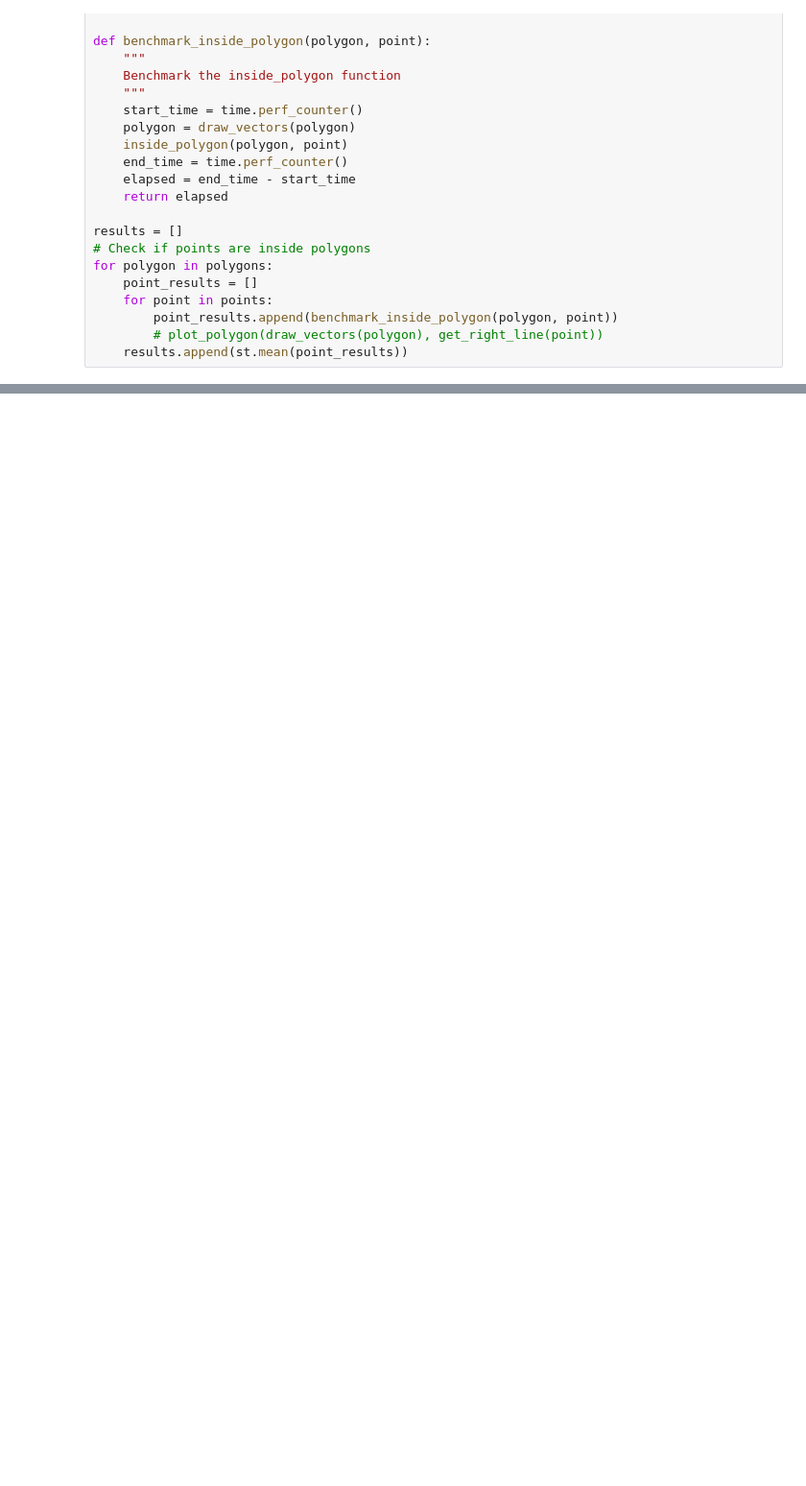
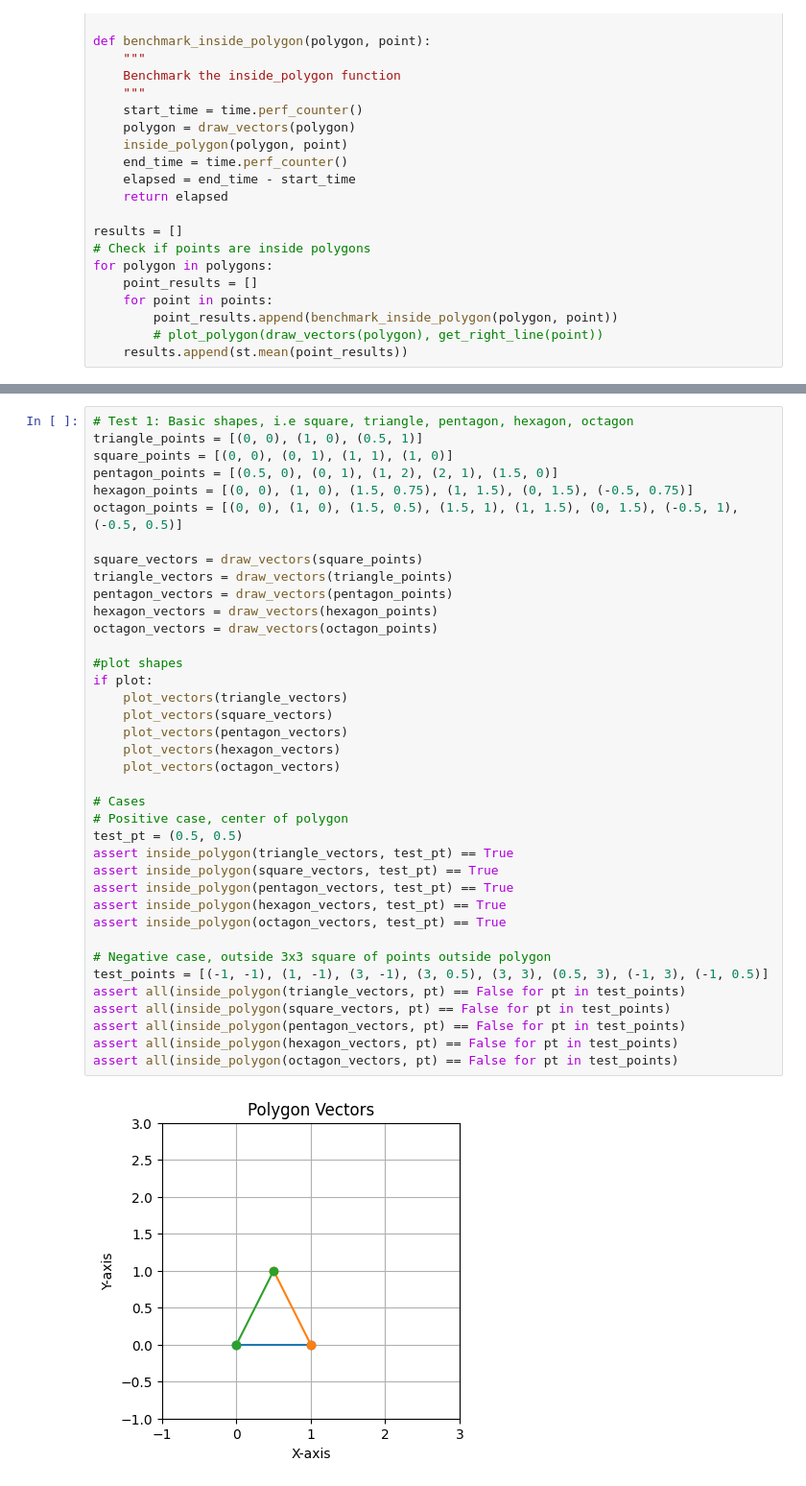
Before and after one commit to jeffTheLandShark/CSC3310, a Jupyter notebook: Lab3/algogroup_lab3.ipynb, the cells around one changed output, grey strips where cells are left out. Shown at 96% size. Drawn from its saved outputs; the diff is of its cells as text; blank space fills up the shorter version.

```diff
--- a/Lab3/algogroup_lab3.ipynb
+++ b/Lab3/algogroup_lab3.ipynb
@@ -262,0 +288,40 @@ Complexity: Sub-linear (e.g., log n)
+# %%
+# Test 1: Basic shapes, i.e square, triangle, pentagon, hexagon, octagon
+triangle_points = [(0, 0), (1, 0), (0.5, 1)]
+square_points = [(0, 0), (0, 1), (1, 1), (1, 0)]
+pentagon_points = [(0.5, 0), (0, 1), (1, 2), (2, 1), (1.5, 0)]
+hexagon_points = [(0, 0), (1, 0), (1.5, 0.75), (1, 1.5), (0, 1.5), (-0.5, 0.75)]
+octagon_points = [(0, 0), (1, 0), (1.5, 0.5), (1.5, 1), (1, 1.5), (0, 1.5), (-0.5, 1), (-0.5, 0.5)]
+
+square_vectors = draw_vectors(square_points)
+triangle_vectors = draw_vectors(triangle_points)
+pentagon_vectors = draw_vectors(pentagon_points)
+hexagon_vectors = draw_vectors(hexagon_points)
+octagon_vectors = draw_vectors(octagon_points)
+
+#plot shapes
+if plot:
+    plot_vectors(triangle_vectors)
+    plot_vectors(square_vectors)
+    plot_vectors(pentagon_vectors)
+    plot_vectors(hexagon_vectors)
+    plot_vectors(octagon_vectors)
+
+# Cases
+# Positive case, center of polygon
+test_pt = (0.5, 0.5)
+assert inside_polygon(triangle_vectors, test_pt) == True
+assert inside_polygon(square_vectors, test_pt) == True
+assert inside_polygon(pentagon_vectors, test_pt) == True
+assert inside_polygon(hexagon_vectors, test_pt) == True
+assert inside_polygon(octagon_vectors, test_pt) == True
+
+# Negative case, outside 3x3 square of points outside polygon
+test_points = [(-1, -1), (1, -1), (3, -1), (3, 0.5), (3, 3), (0.5, 3), (-1, 3), (-1, 0.5)]
+assert all(inside_polygon(triangle_vectors, pt) == False for pt in test_points)
+assert all(inside_polygon(square_vectors, pt) == False for pt in test_points)
+assert all(inside_polygon(pentagon_vectors, pt) == False for pt in test_points)
+assert all(inside_polygon(hexagon_vectors, pt) == False for pt in test_points)
+assert all(inside_polygon(octagon_vectors, pt) == False for pt in test_points)
+# %% [output]
+[figure, added]
```
Also changed, not shown: parts of 7 cells of this notebook, 1 other file.
